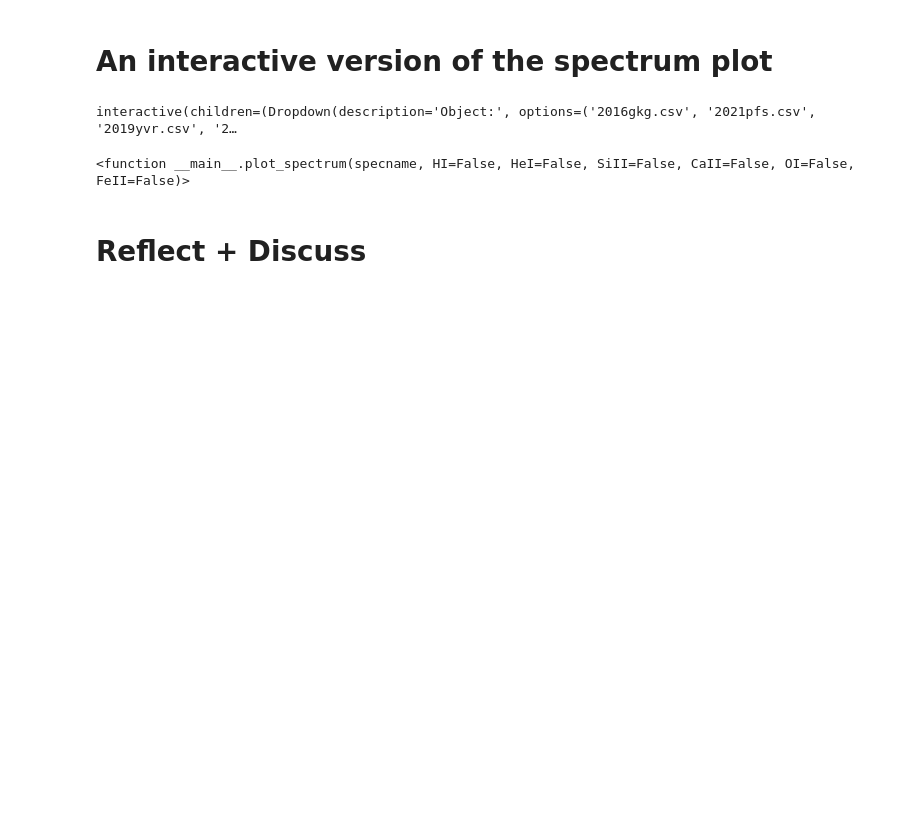
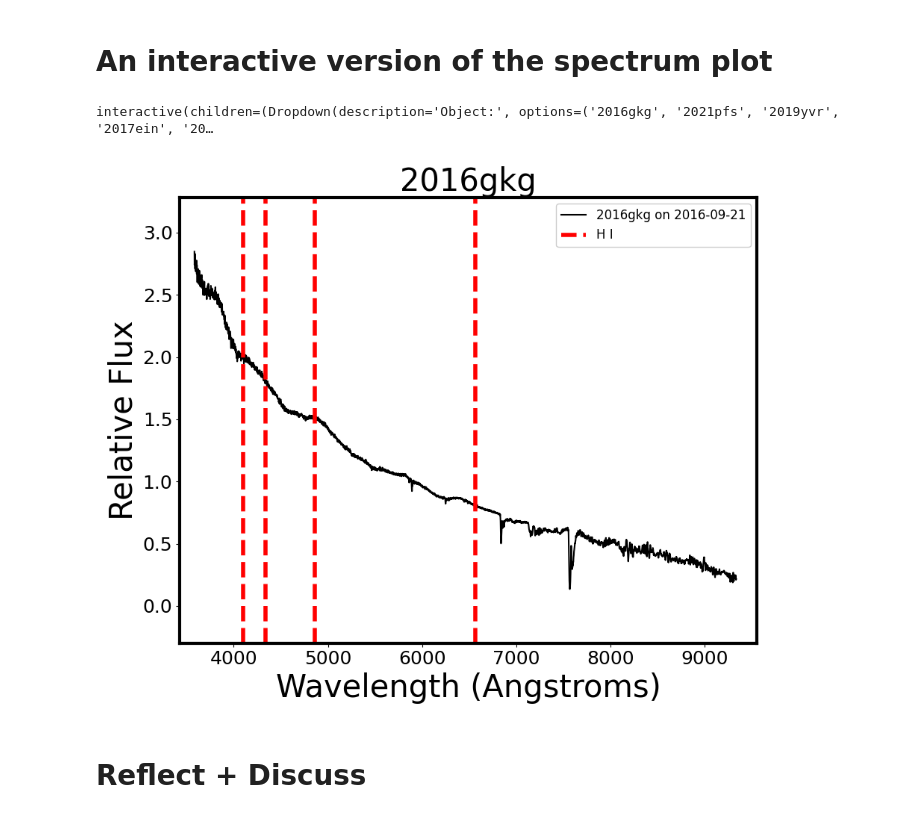
Before and after one commit to CIERA-Northwestern/REACHpy, a Jupyter notebook: Projects/SN_classification/REACH_SN_Spectra.ipynb, the cells around one changed output. Drawn from its saved outputs; the diff is of its cells as text; code cells hidden in the pictures; blank space fills up the shorter version.

```diff
--- a/Projects/SN_classification/REACH_SN_Spectra.ipynb
+++ b/Projects/SN_classification/REACH_SN_Spectra.ipynb
@@ -158,17 +171,22 @@ This is the classification process, in an overview. Take a moment to note the im
 # %% [markdown]
 # An interactive version of the spectrum plot
 # %%
-widgets.interact(plot_spectrum,
-         specname=widgets.Dropdown(options=filenames,value=filenames[0],description='Object:',disabled=False,),
+figsize = 5.0
+fig, ax = plt.subplots()
+for i in ax.spines.keys(): ax.spines[i].set_linewidth(0.6*figsize)
+fig.set_size_inches(1.8*figsize, 1.5*figsize)
+@widgets.interact(specname=widgets.Dropdown(options=objs,value=objs[0],description='Object:',disabled=False,),
          HI=widgets.Checkbox(value=True,description='H I',disabled=False),
          HeI=widgets.Checkbox(value=False,description='He I',disabled=False,indent=True),
          SiII=widgets.Checkbox(value=False,description='Si II',disabled=False,indent=True),
          CaII=widgets.Checkbox(value=False,description='Ca II',disabled=False,indent=True),
          OI=widgets.Checkbox(value=False,description='O I',disabled=False,indent=True),
          FeII=widgets.Checkbox(value=False,description='Fe II',disabled=False,indent=True))
+def update(specname='2023ixf.csv', HI=True, HeI=False, SiII=False, CaII=False, OI=False, FeII=False):
+  plot_spectrum(ax, specname, HI=HI, HeI=HeI, SiII=SiII, CaII=CaII, OI=OI, FeII=FeII)
 # %% [output]
-interactive(children=(Dropdown(description='Object:', options=('2016gkg.csv', '2021pfs.csv', '2019yvr.csv', '2…
+interactive(children=(Dropdown(description='Object:', options=('2016gkg', '2021pfs', '2019yvr', '2017ein', '20…
-<function __main__.plot_spectrum(specname, HI=False, HeI=False, SiII=False, CaII=False, OI=False, FeII=False)>
+[figure, added]
 # %% [markdown]
 # Reflect + Discuss
 # %% [markdown]
```
Also changed, not shown: parts of 4 cells of this notebook.
